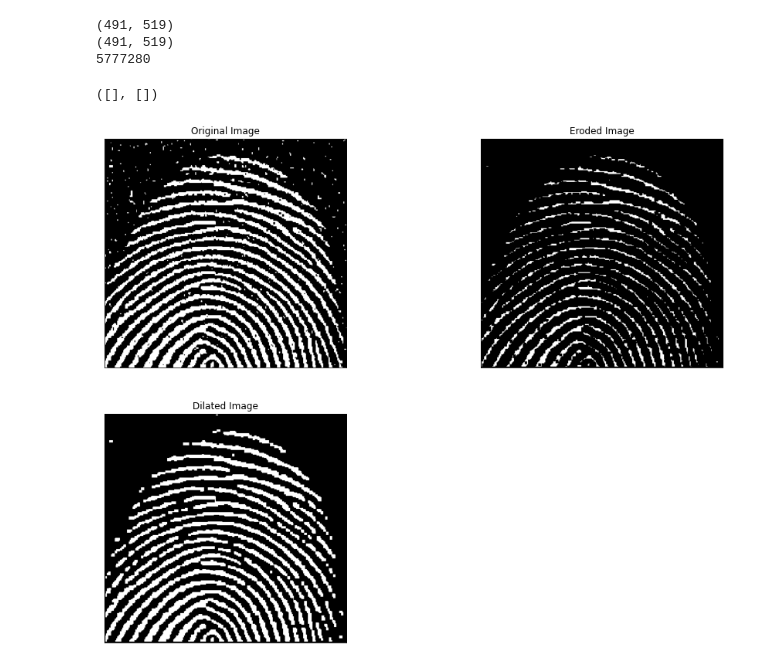
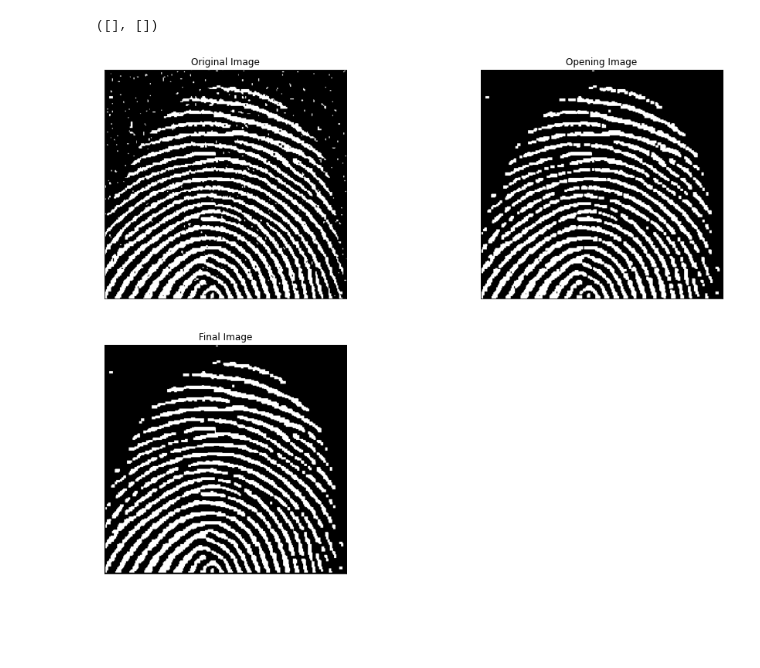
Before and after one commit to KunalMoharkar/Mid-level-Image-Processing, a Jupyter notebook: Untitled.ipynb, the cells around one changed output. Drawn from its saved outputs; the diff is of its cells as text; code cells hidden in the pictures; blank space fills up the shorter version.

Commit message:
Q1 Q2 Q4 finalized

```diff
--- a/Untitled.ipynb
+++ b/Untitled.ipynb
@@ -75,48 +75,44 @@ def dilate(img,window_size):
 
     return im_dilated
 # %%
+#read image
 img = cv2.imread("images/fingerprint.png")
 img =cv2.cvtColor(img,cv2.COLOR_BGR2GRAY)
 
-print(img.shape)
-
+#binary threshld image
 img = threshold_img(img)
 
 
+#original image
 plt.figure(figsize=(16,12))
 plt.subplot(2,2,1)
 plt.imshow(img,cmap='gray')
 plt.title('Original Image')
 plt.xticks([])
 plt.yticks([])
 
-
+#opening operation
 img_1 = erode(img,5)
-
-print(img_1.sum())
+img_1 = dilate(img_1,5)
 
 plt.subplot(2,2,2)
 plt.imshow(img_1,cmap='gray')
-plt.title('Eroded Image')
+plt.title('Opening Image')
 plt.xticks([])
 plt.yticks([])
 
 
+
+#closing operation
 img_1 = dilate(img_1,5)
-
-img_1 = dilate(img_1,5)
-
 img_1 = erode(img_1,5)
 
 plt.subplot(2,2,3)
 plt.imshow(img_1,cmap='gray')
-plt.title('Dilated Image')
+plt.title('Final Image')
 plt.xticks([])
 plt.yticks([])
 # %% [output]
-(491, 519)
-(491, 519)
-5777280
+([], [])
-([], [])
-[figure, old version]
+[figure, new version]
 # %%
```
Also changed, not shown: parts of 3 cells of this notebook.
